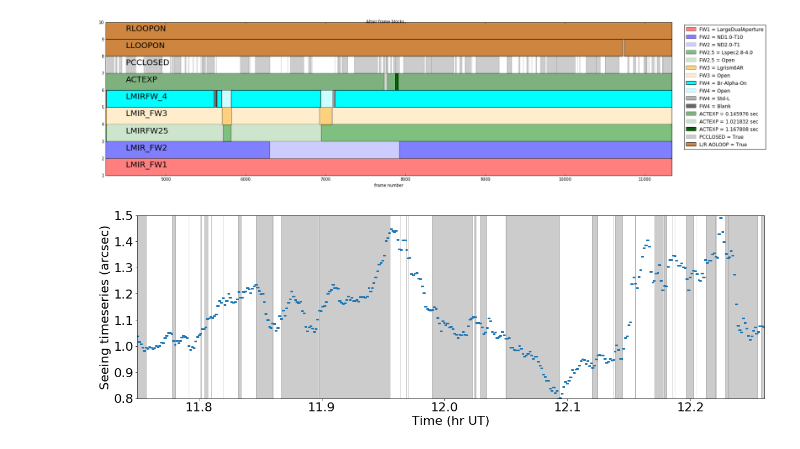
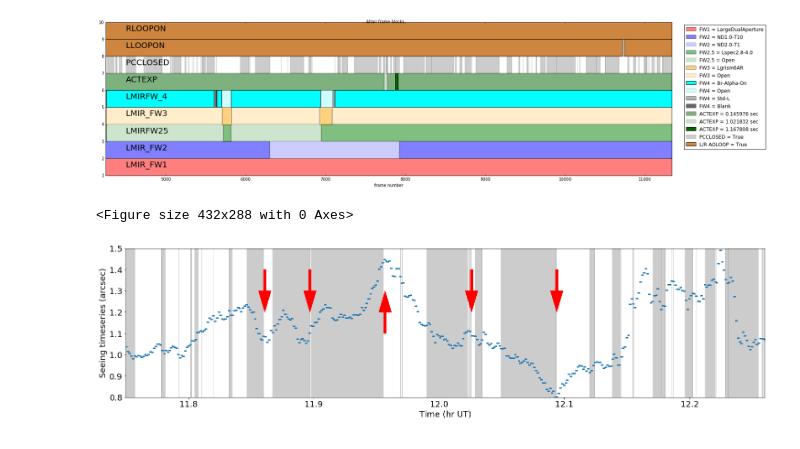
Before and after one commit to mwanakijiji/lbti_altair_fizeau, a Jupyter notebook: notebooks_for_development/seeing_phase_loop_correlation.ipynb, the cells around one changed output. Cells and saved outputs as stored; diff of their text form; code cells hidden in the pictures.

Commit message:
added arrows to plot

```diff
--- a/notebooks_for_development/seeing_phase_loop_correlation.ipynb
+++ b/notebooks_for_development/seeing_phase_loop_correlation.ipynb
@@ -187,22 +187,33 @@ full_table['ut_decimal'] = full_table["ut_hr"].astype(float) + np.divide(full_ta
 # %%
 # plot seeing and phase status
 
-plt.rcParams.update({'font.size': 22})
+plt.rcParams.update({'font.size': 18})
 
-fig, ax = plt.subplots()
-fig.set_size_inches(20,6)
+fig = plt.figure()
+#plt.figsize()
+
+fig, ax = plt.subplots(figsize=(25,6))
+#fig.set_size_inches(23,6)
 
 ax.fill_between(full_table["ut_decimal"], 0, 2, where=full_table["PCCLOSED"]==1, color="k", alpha=0.2)
 ax.scatter(full_table["ut_decimal"],full_table["SEEING"],s=4)
+
+# arrows to indicate where seeing instability seems to open the loop
+ax.arrow(x=11.861, y=1.4, dx=0, dy=-0.1, head_width=0.01, width=0.002, head_length=0.1, fc='r', ec='r')
+ax.arrow(x=11.897, y=1.4, dx=0, dy=-0.1, head_width=0.01, width=0.002, head_length=0.1, fc='r', ec='r')
+ax.arrow(x=11.957, y=1.1, dx=0, dy=0.1, head_width=0.01, width=0.002, head_length=0.1, fc='r', ec='r')
+ax.arrow(x=12.094, y=1.4, dx=0, dy=-0.1, head_width=0.01, width=0.002, head_length=0.1, fc='r', ec='r')
+ax.arrow(x=12.026, y=1.4, dx=0, dy=-0.1, head_width=0.01, width=0.002, head_length=0.1, fc='r', ec='r')
 
 # ax.set_xlim([10.25,12.27]) # global
 ax.set_xlim([11.75,12.26])
 ax.set_ylim([0.8,1.5])
 
 ax.set_xlabel("Time (hr UT)")
 ax.set_ylabel("Seeing timeseries (arcsec)")
 
 fig.show()
-#fig.savefig("detail_seeing_04.pdf")
+#fig.savefig("junk_seeing_section_arrows.pdf")
 # %% [output]
+<Figure size 432x288 with 0 Axes>
-[figure, old version]
+[figure, new version]
```
